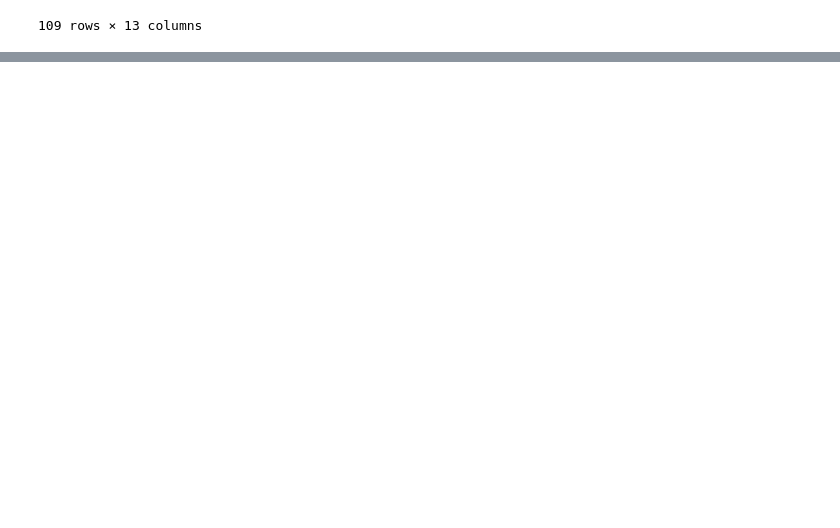
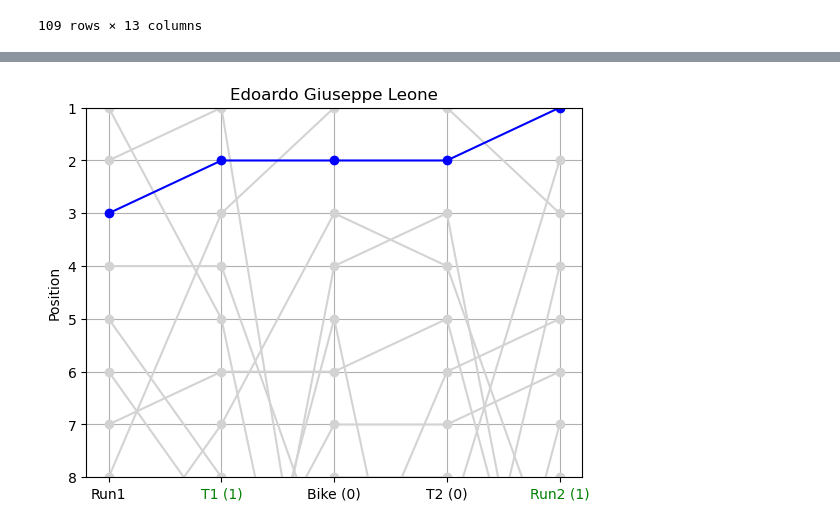
Before and after one commit to lukasrhoades/enduro-hub, a Jupyter notebook: tritonman.ipynb, the cells around one changed output, grey strips where cells are left out. Cells and saved outputs as stored; diff of their text form; code cells hidden in the pictures; blank space fills up the shorter version.

```diff
--- a/tritonman.ipynb
+++ b/tritonman.ipynb
@@ -216,0 +284,4 @@ plt.show()
+# %%
+get_place_chart(test, "Male", "Edoardo Giuseppe Leone")
+# %% [output]
+[figure, added]
```
Also changed, not shown: parts of 4 cells of this notebook.
